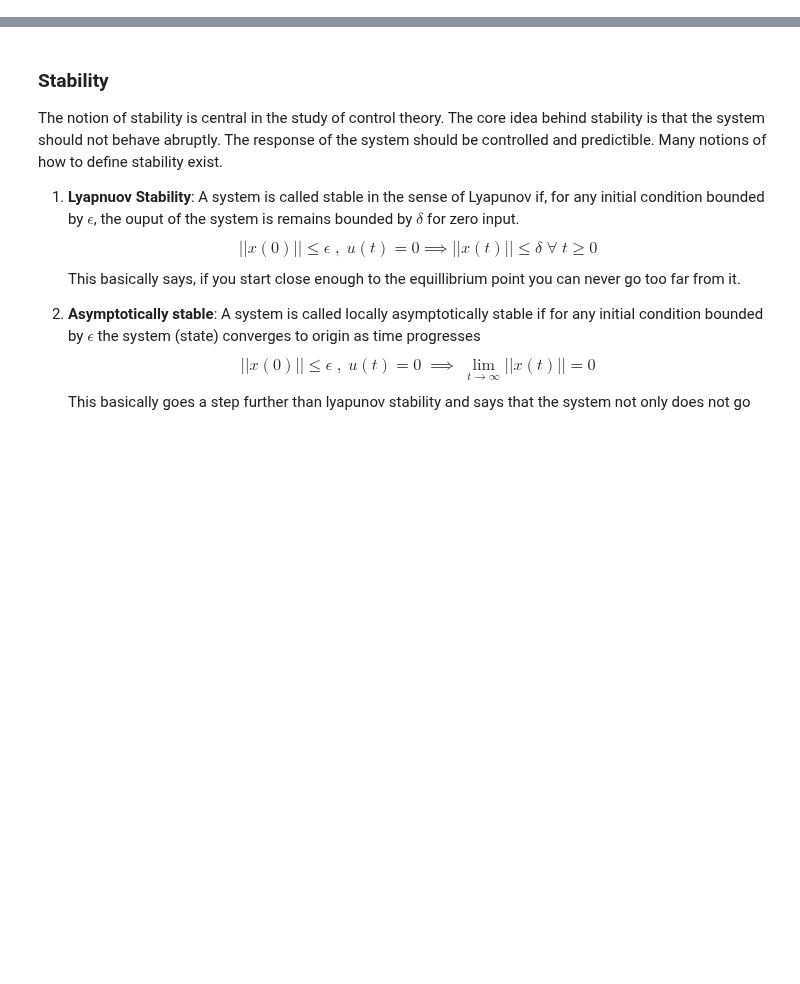
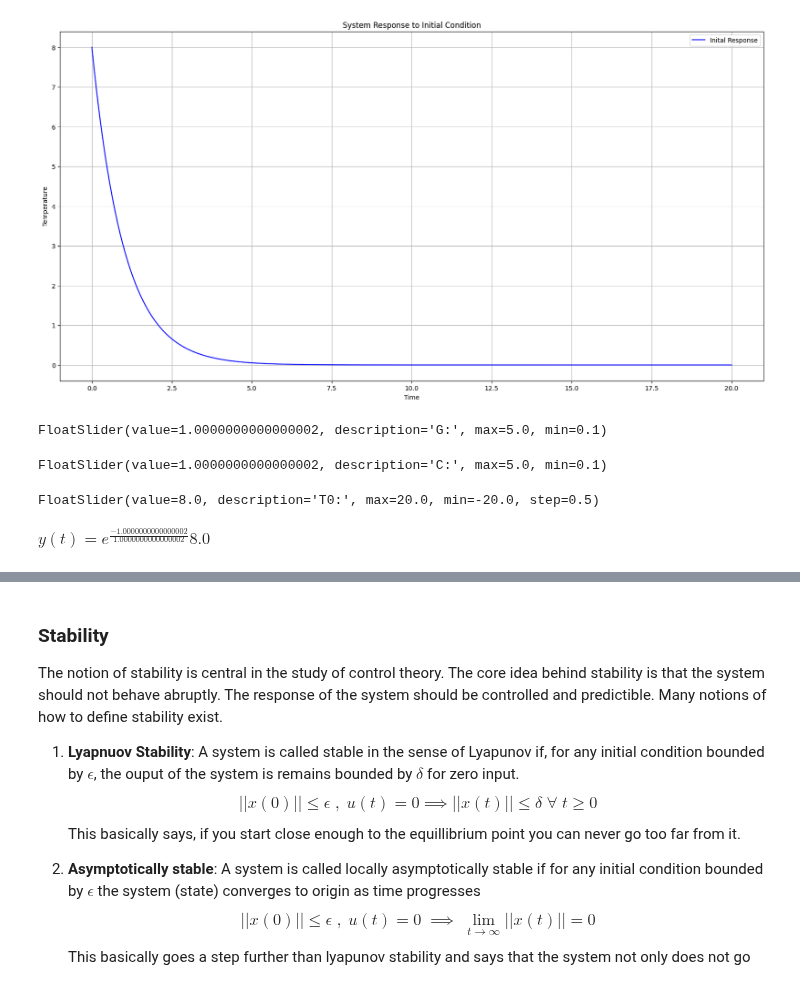
Before and after one commit to idsc-frazzoli/CS1-Notebooks, a Jupyter notebook: NB03/NB03.ipynb, the cells around one changed output, grey strips where cells are left out. Cells and saved outputs as stored; diff of their text form; code cells hidden in the pictures; blank space fills up the shorter version.

Commit message:
Output Respone of a lienar system finished + Introduction added

```diff
--- a/NB03/NB03.ipynb
+++ b/NB03/NB03.ipynb
@@ -135,0 +167,41 @@ As you can see
+# %%
+def update_plot_ic(t_0):
+    clear_output(wait=True)  # Clear previous output
+    system = create_system(G_slider.value, C_slider.value)
+    plt.figure(figsize=(20, 10))
+
+    # Simulate the response to the current initial condition
+    t, y = ct.initial_response(system, T=time, X0=[t_0])
+
+    # Plot the responses
+    plt.plot(t, y, label='Inital Response', color='blue')
+    plt.title('System Response to Initial Condition')
+    plt.xlabel('Time')
+    plt.ylabel('Temperature')
+    plt.grid()
+    plt.legend()
+    plt.show()
+
+    formula = f"y(t) = e^{{\\frac{{-{G_slider.value}}}{{{C_slider.value}}}}} {{{t_0}}}"
+    # Display sliders and dropdown again
+    display(G_slider, C_slider, t_0_slider)
+    display(Math(formula))
+
+G_slider = widgets.FloatSlider(value=1.0, min=0.1, max=5.0, step=0.1, description='G:')
+C_slider = widgets.FloatSlider(value=1.0, min=0.1, max=5.0, step=0.1, description='C:')
+t_0_slider = widgets.FloatSlider(value=1.0, min=-20, max=20, step=0.5, description='T0:')
+
+# Observers for the sliders and dropdown
+G_slider.observe(lambda change: update_plot_ic(t_0_slider.value), names='value')
+C_slider.observe(lambda change: update_plot_ic(t_0_slider.value), names='value')
+t_0_slider.observe(lambda change: update_plot_ic(t_0_slider.value), names='value')
+
+# Display sliders and initial plot
+display(G_slider, C_slider, t_0_slider)
+update_plot_ic(t_0_slider.value)
+# %% [output]
+[figure, added]
+FloatSlider(value=1.0000000000000002, description='G:', max=5.0, min=0.1)
+FloatSlider(value=1.0000000000000002, description='C:', max=5.0, min=0.1)
+FloatSlider(value=8.0, description='T0:', max=20.0, min=-20.0, step=0.5)
+$\displaystyle y(t) = e^{\frac{-1.0000000000000002}{1.0000000000000002}} {8.0}$
```
Also changed, not shown: parts of 18 cells of this notebook, 1 other file.
